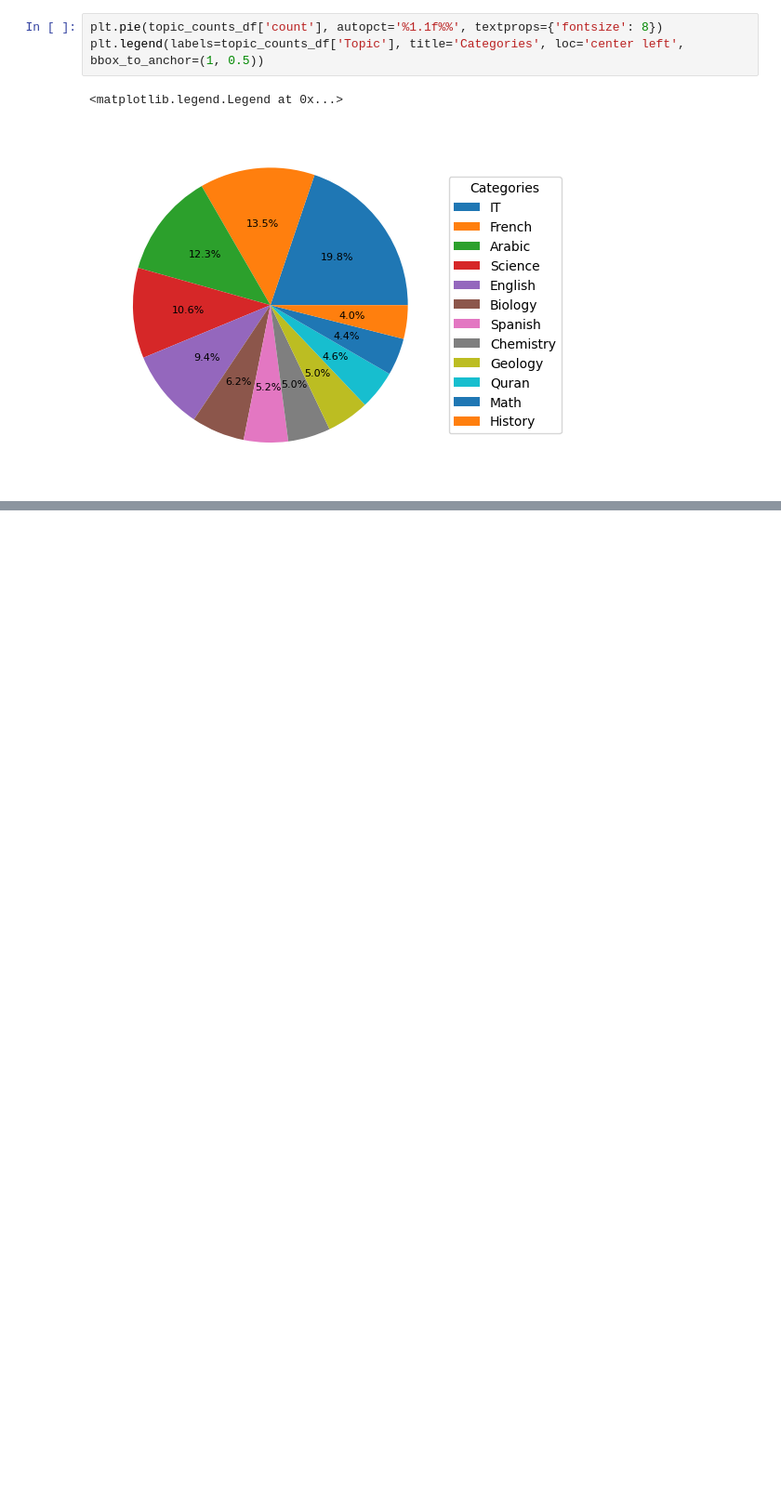
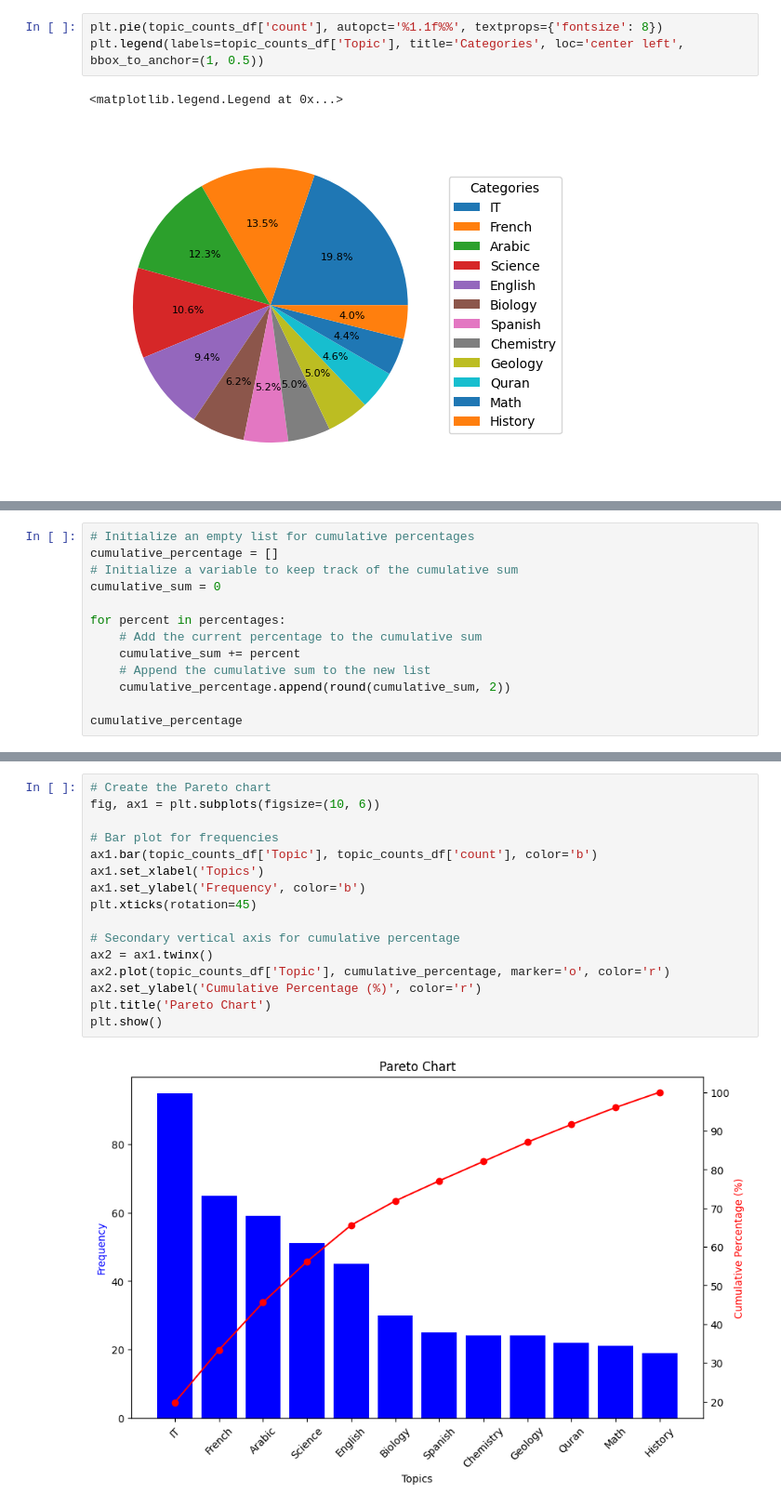
Before and after one commit to samaguiar/Students-Academic-Performance-Dataset, a Jupyter notebook: index.ipynb, the cells around one changed output, grey strips where cells are left out. Shown: that part at 93% size. Drawn from its saved outputs; the diff is of its cells as text; blank space fills up the shorter version.

```diff
--- a/index.ipynb
+++ b/index.ipynb
@@ -293,0 +305,13 @@ plt.legend(labels=topic_counts_df['Topic'], title='Categories', loc='center left
+# %%
+# Initialize an empty list for cumulative percentages
+cumulative_percentage = []
+# Initialize a variable to keep track of the cumulative sum
+cumulative_sum = 0
+
+for percent in percentages:
+    # Add the current percentage to the cumulative sum
+    cumulative_sum += percent
+    # Append the cumulative sum to the new list
+    cumulative_percentage.append(round(cumulative_sum, 2))
+
+cumulative_percentage
@@ -293,0 +331,18 @@ plt.legend(labels=topic_counts_df['Topic'], title='Categories', loc='center left
+# %%
+# Create the Pareto chart
+fig, ax1 = plt.subplots(figsize=(10, 6))
+
+# Bar plot for frequencies
+ax1.bar(topic_counts_df['Topic'], topic_counts_df['count'], color='b')
+ax1.set_xlabel('Topics')
+ax1.set_ylabel('Frequency', color='b')
+plt.xticks(rotation=45)
+
+# Secondary vertical axis for cumulative percentage
+ax2 = ax1.twinx()
+ax2.plot(topic_counts_df['Topic'], cumulative_percentage, marker='o', color='r')
+ax2.set_ylabel('Cumulative Percentage (%)', color='r')
+plt.title('Pareto Chart')
+plt.show()
+# %% [output]
+[figure, added]
```
Also changed, not shown: parts of 9 cells of this notebook.
